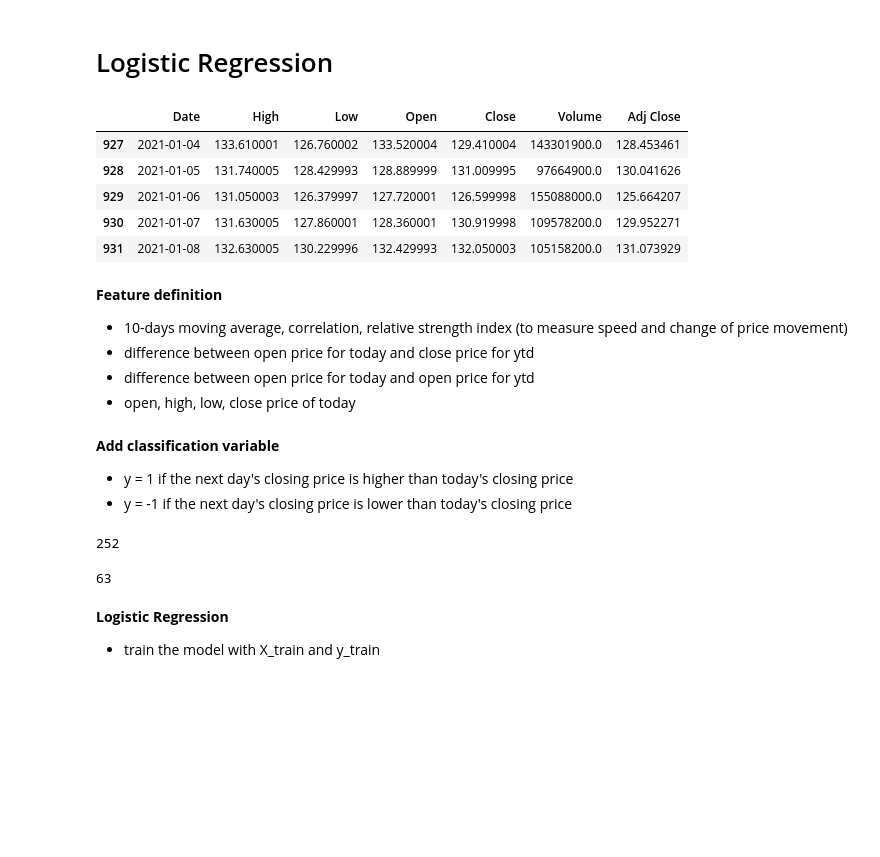
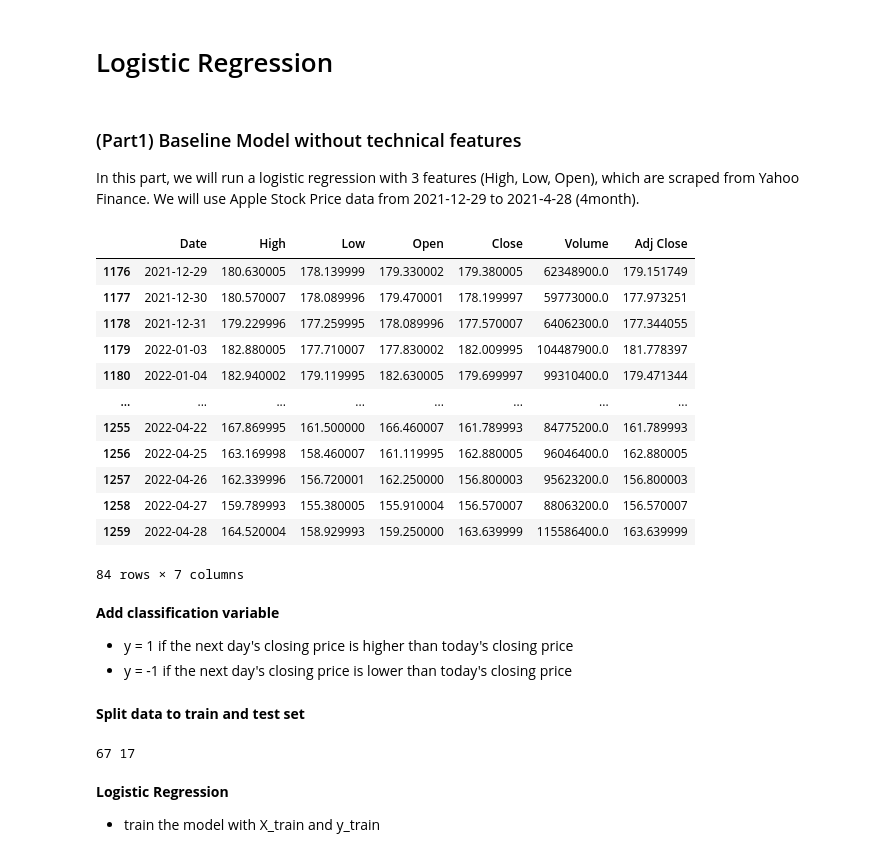
Before and after one commit to maggiechen615/Stock_Stalkers, a Jupyter notebook: Stockprice_Baseline_Models.ipynb, the cells around one changed output. Cells and saved outputs as stored; diff of their text form; code cells hidden in the pictures; blank space fills up the shorter version.

Commit message:
run baseline model

```diff
--- a/Stockprice_Baseline_Models.ipynb
+++ b/Stockprice_Baseline_Models.ipynb
@@ -18,19 +18,24 @@ from sklearn.model_selection import cross_val_score
+# %% [markdown]
+### (Part1) Baseline Model without technical features
+
+In this part, we will run a logistic regression with 3 features (High, Low, Open), which are scraped from Yahoo Finance. We will use Apple Stock Price data from 2021-12-29 to 2021-4-28 (4month).
 # %%
 df = pd.read_csv('data/AAPL_data.csv')
 # %%
 df.dropna()
-df = df[df['Date'] >= '2021-01-01']
-df.head()
+df = df[df['Date'] >= '2021-12-29']
+df
 # %% [output]
 |  | Date | High | Low | Open | Close | Volume | Adj Close |
-| 927 | 2021-01-04 | 133.610001 | 126.760002 | 133.520004 | 129.410004 | 143301900.0 | 128.453461 |
-| 928 | 2021-01-05 | 131.740005 | 128.429993 | 128.889999 | 131.009995 | 97664900.0 | 130.041626 |
-| 929 | 2021-01-06 | 131.050003 | 126.379997 | 127.720001 | 126.599998 | 155088000.0 | 125.664207 |
-| 930 | 2021-01-07 | 131.630005 | 127.860001 | 128.360001 | 130.919998 | 109578200.0 | 129.952271 |
-| 931 | 2021-01-08 | 132.630005 | 130.229996 | 132.429993 | 132.050003 | 105158200.0 | 131.073929 |
+| 1176 | 2021-12-29 | 180.630005 | 178.139999 | 179.330002 | 179.380005 | 62348900.0 | 179.151749 |
+| 1177 | 2021-12-30 | 180.570007 | 178.089996 | 179.470001 | 178.199997 | 59773000.0 | 177.973251 |
+| 1178 | 2021-12-31 | 179.229996 | 177.259995 | 178.089996 | 177.570007 | 64062300.0 | 177.344055 |
+| 1179 | 2022-01-03 | 182.880005 | 177.710007 | 177.830002 | 182.009995 | 104487900.0 | 181.778397 |
+| 1180 | 2022-01-04 | 182.940002 | 179.119995 | 182.630005 | 179.699997 | 99310400.0 | 179.471344 |
+| ... | ... | ... | ... | ... | ... | ... | ... |
+| 1255 | 2022-04-22 | 167.869995 | 161.500000 | 166.460007 | 161.789993 | 84775200.0 | 161.789993 |
+| 1256 | 2022-04-25 | 163.169998 | 158.460007 | 161.119995 | 162.880005 | 96046400.0 | 162.880005 |
+| 1257 | 2022-04-26 | 162.339996 | 156.720001 | 162.250000 | 156.800003 | 95623200.0 | 156.800003 |
+| 1258 | 2022-04-27 | 159.789993 | 155.380005 | 155.910004 | 156.570007 | 88063200.0 | 156.570007 |
+| 1259 | 2022-04-28 | 164.520004 | 158.929993 | 159.250000 | 163.639999 | 115586400.0 | 163.639999 |
+84 rows × 7 columns
-# %% [markdown]
-**Feature definition**
-- 10-days moving average, correlation, relative strength index (to measure speed and change of price movement)
-- difference between open price for today and close price for ytd
-- difference between open price for today and open price for ytd
-- open, high, low, close price of today
@@ -50,15 +48,13 @@ X = df[['High', 'Low', 'Open', 'Close', 'S_10', 'Corr', 'RSI', 'Open - Close', '
 y = np.where(df['Close'].shift(-1) > df['Close'], 1, -1)
+# %% [markdown]
+**Split data to train and test set**
 # %%
 split = int(0.8 * len(df))
 X_train, X_test, y_train, y_test = X[:split], X[split:], y[:split], y[split:]
-# %%
-len(X_train)
-# %% [output]
-252
-# %%
-len(X_test)
-# %% [output]
-63
+# %%
+print(len(X_train), len(X_test))
+# %% [output]
+67 17
 # %% [markdown]
 **Logistic Regression**
 - train the model with X_train and y_train
```
Also changed, not shown: parts of 59 cells of this notebook.
